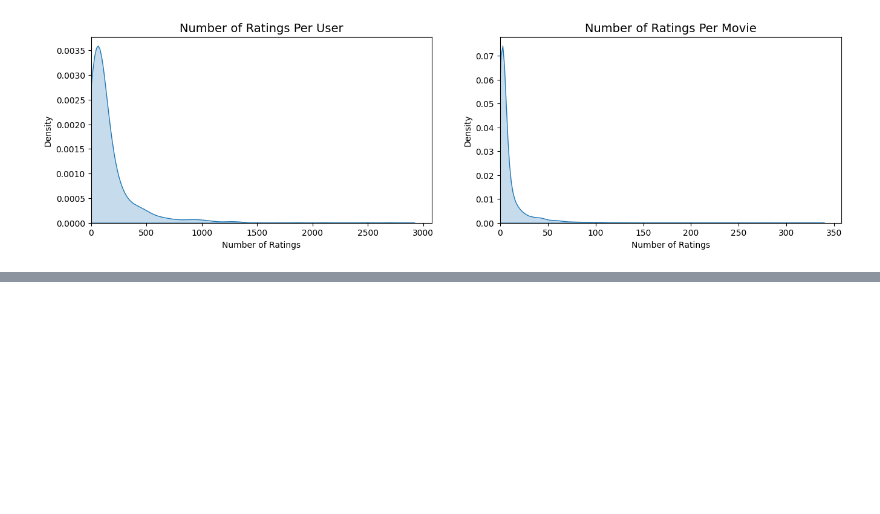
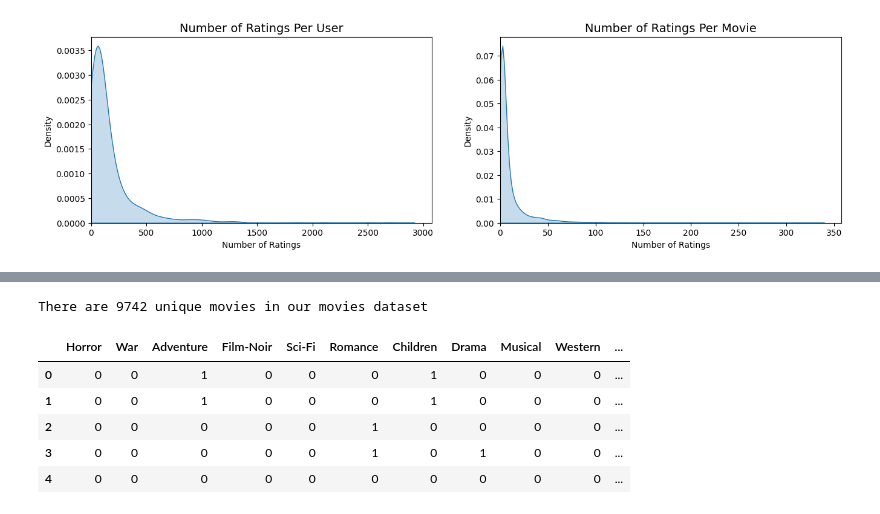
Before and after one commit to mervegb/collaborative-filtering, a Jupyter notebook: collaborative_filtering.ipynb, the cells around one changed output, grey strips where cells are left out. Cells and saved outputs as stored; diff of their text form; code cells hidden in the pictures; blank space fills up the shorter version.

Commit message:
convert genre column into binary format

```diff
--- a/collaborative_filtering.ipynb
+++ b/collaborative_filtering.ipynb
@@ -343,0 +407,31 @@ def find_similar_movies(movie_id, X, movie_mapper, movie_inv_mapper, k, metric='
+# %%
+#Handling Cold-Start problem
+#Collaborative filtering relies solely on user-item interactions within the utility matrix
+#Issue with this approach is that brand new users or items with no interactions get excluded from the recommendation systems
+#Content based filtering is a way to handle cold-start proble by generating recommendations based on user and item features
+
+n_movies = movies["movieId"].nunique()
+print(f"There are {n_movies} unique movies in our movies dataset")
+# %% [output]
+There are 9742 unique movies in our movies dataset
+# %%
+#This transformation is common preprocessing in ml, where categorical features like genres are transformed
+#into binary features (one-hot encoding) for use in algorithms that require numerical inputs
+
+#set comprehension to get unique genres
+genres = set(genre for genre_list in movies["genres"] for genre in genre_list)
+
+#This loop will create a column for every genre in genres, resulting in binary encoding for each genre
+for genre in genres:
+  movies[genre] = movies.genres.transform(lambda x: int(genre in x))
+
+movie_genres = movies.drop(columns=["movieId", "title", "genres"])
+# %%
+movie_genres.head()
+# %% [output]
+|  | Horror | War | Adventure | Film-Noir | Sci-Fi | Romance | Children | Drama | Musical | Western | ... |
+| 0 | 0 | 0 | 1 | 0 | 0 | 0 | 1 | 0 | 0 | 0 | ... |
+| 1 | 0 | 0 | 1 | 0 | 0 | 0 | 1 | 0 | 0 | 0 | ... |
+| 2 | 0 | 0 | 0 | 0 | 0 | 1 | 0 | 0 | 0 | 0 | ... |
+| 3 | 0 | 0 | 0 | 0 | 0 | 1 | 0 | 1 | 0 | 0 | ... |
+| 4 | 0 | 0 | 0 | 0 | 0 | 0 | 0 | 0 | 0 | 0 | ... |
```
Also changed, not shown: parts of 4 cells of this notebook.
